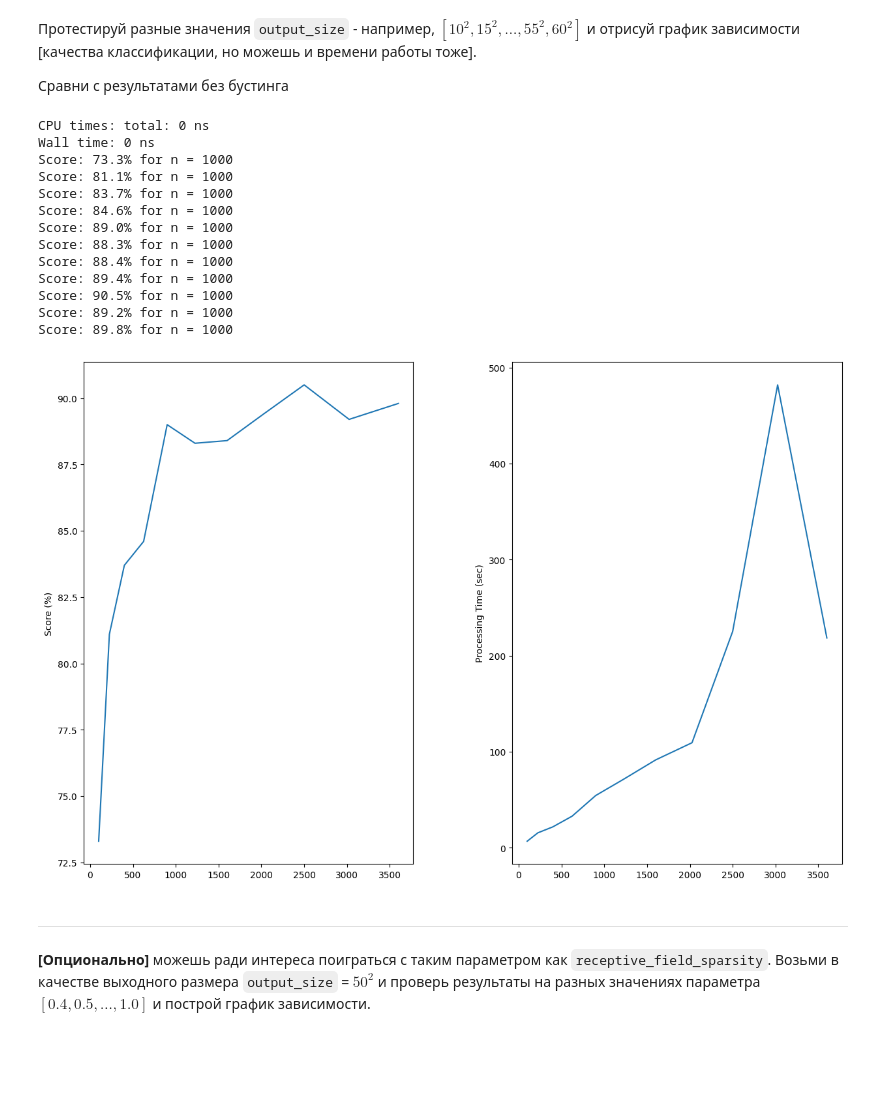
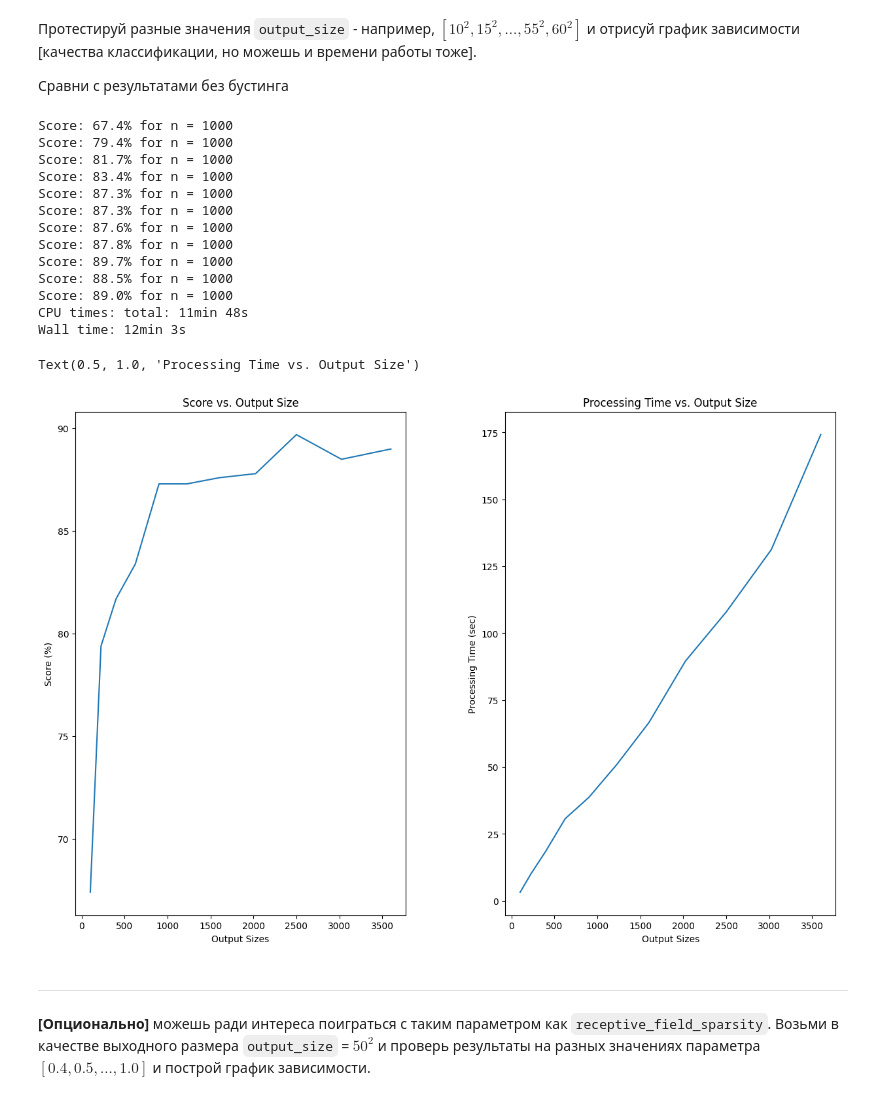
Before and after one commit to 5a7man/cds_internship_tasks_sp, a Jupyter notebook: sp.ipynb, the cells around one changed output. Cells and saved outputs as stored; diff of their text form; code cells hidden in the pictures; blank space fills up the shorter version.

```diff
--- a/sp.ipynb
+++ b/sp.ipynb
@@ -391,9 +391,9 @@ def quality_vs_output_size(output_sizes,scores,processing_time):
     # ax[0].set_title("Score vs. Output Size")
 
     ax[1].plot(output_sizes,processing_time)
-    # ax[1].set_xlabel("Output Sizes")
     ax[1].set_ylabel("Processing Time (sec)")
-    # ax[1].set_title("Processing Time vs. Output Size")
+
+    return ax
 # %%
 %%time
 np.random.seed(seed)
@@ -525,11 +530,12 @@ class BoostedSpatialPooler:
         overlap_scores = np.sum(active_synapses, axis=1)
 
         # applying boosting
-        boosted_overlap_scores  = self.boosting(overlap_scores)
+        if learn:
+            overlap_scores  = self.boosting(overlap_scores)
 
         ## global inhibition process
         # indices of "n_active_bits" winner columns with maximum overlap scores
-        activated_cols = np.argpartition(boosted_overlap_scores,-self.n_active_bits)[-self.n_active_bits:]
+        activated_cols = np.argpartition(overlap_scores,-self.n_active_bits)[-self.n_active_bits:]
 
         ## learning process
         if learn:
@@ -612,46 +618,51 @@ Entropy: 156.8249
 # %%
 %%time
 np.random.seed(seed)
 n = 1000
 x_tr, y_tr = train_images[:n], train_labels[:n]
 x_tst, y_tst = test_images[:n], test_labels[:n]
 
 output_sizes = [i**2 for i in range(10,65,5)]
 
 scores = []
 processing_time = []
 for output_size in output_sizes:
   sp = BoostedSpatialPooler(
     input_size=train_images[0].size,
     output_size=output_size,
     permanence_threshold=.5,
     output_sparsity=.04,
     synapse_permanence_deltas=(.1, .03),
     receptive_field_sparsity=.8,
     max_boost_factor=2,
     boost_sliding_window=1000
     )
   start_time = time.time()
   score = test_classification_with_sp(x_tr, y_tr, x_tst, y_tst, sp)
   processing_time.append((time.time()-start_time))
   scores.append(score*100)
 
-quality_vs_output_size(output_sizes,scores,processing_time)
+ax = quality_vs_output_size(output_sizes,scores,processing_time)
+ax[0].set_xlabel("Output Sizes")
+ax[0].set_title("Score vs. Output Size")
+ax[1].set_xlabel("Output Sizes")
+ax[1].set_title("Processing Time vs. Output Size")
 # %% [output]
-CPU times: total: 0 ns
-Wall time: 0 ns
-Score: 73.3% for n = 1000
-Score: 81.1% for n = 1000
-Score: 83.7% for n = 1000
-Score: 84.6% for n = 1000
+Score: 67.4% for n = 1000
+Score: 79.4% for n = 1000
+Score: 81.7% for n = 1000
+Score: 83.4% for n = 1000
+Score: 87.3% for n = 1000
+Score: 87.3% for n = 1000
+Score: 87.6% for n = 1000
+Score: 87.8% for n = 1000
+Score: 89.7% for n = 1000
+Score: 88.5% for n = 1000
 Score: 89.0% for n = 1000
-Score: 88.3% for n = 1000
-Score: 88.4% for n = 1000
-Score: 89.4% for n = 1000
-Score: 90.5% for n = 1000
-Score: 89.2% for n = 1000
-Score: 89.8% for n = 1000
+CPU times: total: 11min 48s
+Wall time: 12min 3s
+Text(0.5, 1.0, 'Processing Time vs. Output Size')
-[figure, old version]
+[figure, new version]
 # %% [markdown]
 ___
 __[Опционально]__ можешь ради интереса поиграться с таким параметром как `receptive_field_sparsity`. Возьми в качестве выходного размера `output_size` = $50^2$ и проверь результаты на разных значениях параметра $[0.4, 0.5, ..., 1.0]$ и построй график зависимости.
```
Also changed, not shown: parts of 12 cells of this notebook.
